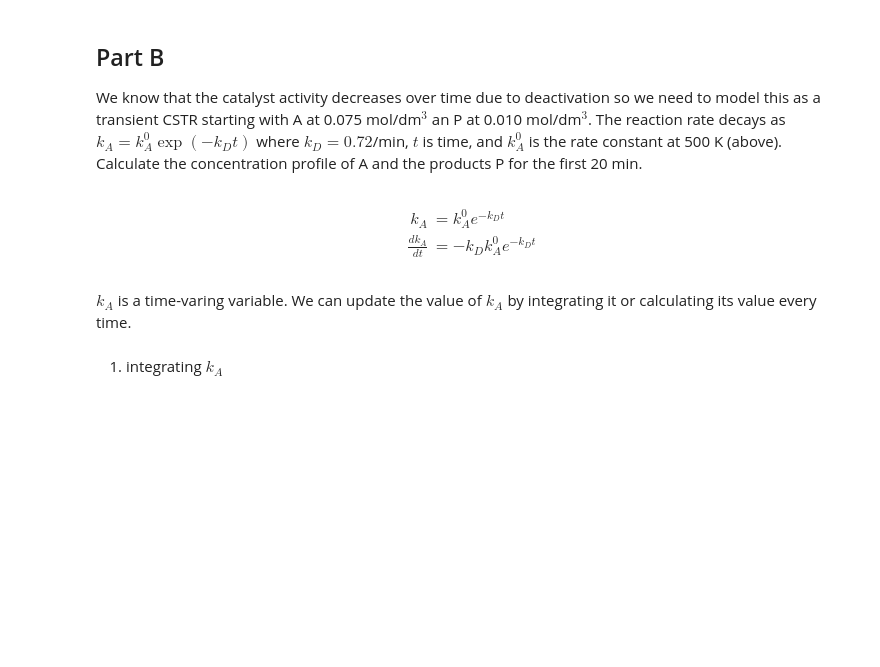
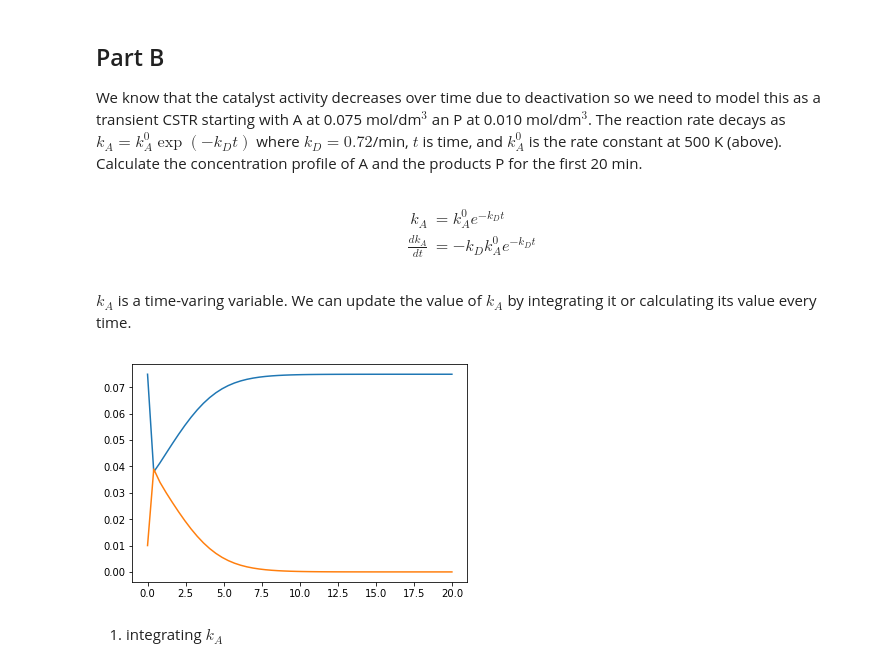
Before and after one commit to Johnick-Cheng/f17-06625, a Jupyter notebook: assignments/HW8-pengfeic.ipynb, the cells around one changed output. Cells and saved outputs as stored; diff of their text form; code cells hidden in the pictures; blank space fills up the shorter version.

```diff
--- a/assignments/HW8-pengfeic.ipynb
+++ b/assignments/HW8-pengfeic.ipynb
@@ -51,6 +80,36 @@ We know that the catalyst activity decreases over time due to deactivation so we
 \end{align*}
 # %% [markdown]
 $k_A$ is a time-varing variable. We can update the value of $k_A$ by integrating it or calculating its value every time.
+# %%
+from scipy.integrate import odeint
+import matplotlib.pyplot as plt
+
+C0 = [0.075, 0.01] # M
+F0 = [FA0, 0] # mol/min
+kD = 0.72 # 1/min
+
+kA0 = 600 # L^2/(kg_cat * mol * min)
+
+def CSTR_ode(C, t):
+    CA, CP = C
+
+    kA = kA0 * np.exp(- kD * t)
+
+    r = kA * rho_cat * CA ** 2
+
+    r1 = F0[0] / V - CA * nu / V - r
+    r2 = F0[1] / V - CP * nu / V + r
+
+    return [r1, r2]
+
+tspan = np.linspace(0, 20)
+
+C_CSTR_ode = odeint(CSTR_ode, C0, tspan)
+
+plt.plot(tspan, C_CSTR_ode)
+plt.show()
+# %% [output]
+[figure, added]
 # %% [markdown]
 1) integrating $k_A$
 # %%
```
Also changed, not shown: parts of 10 cells of this notebook, 14 other files.
